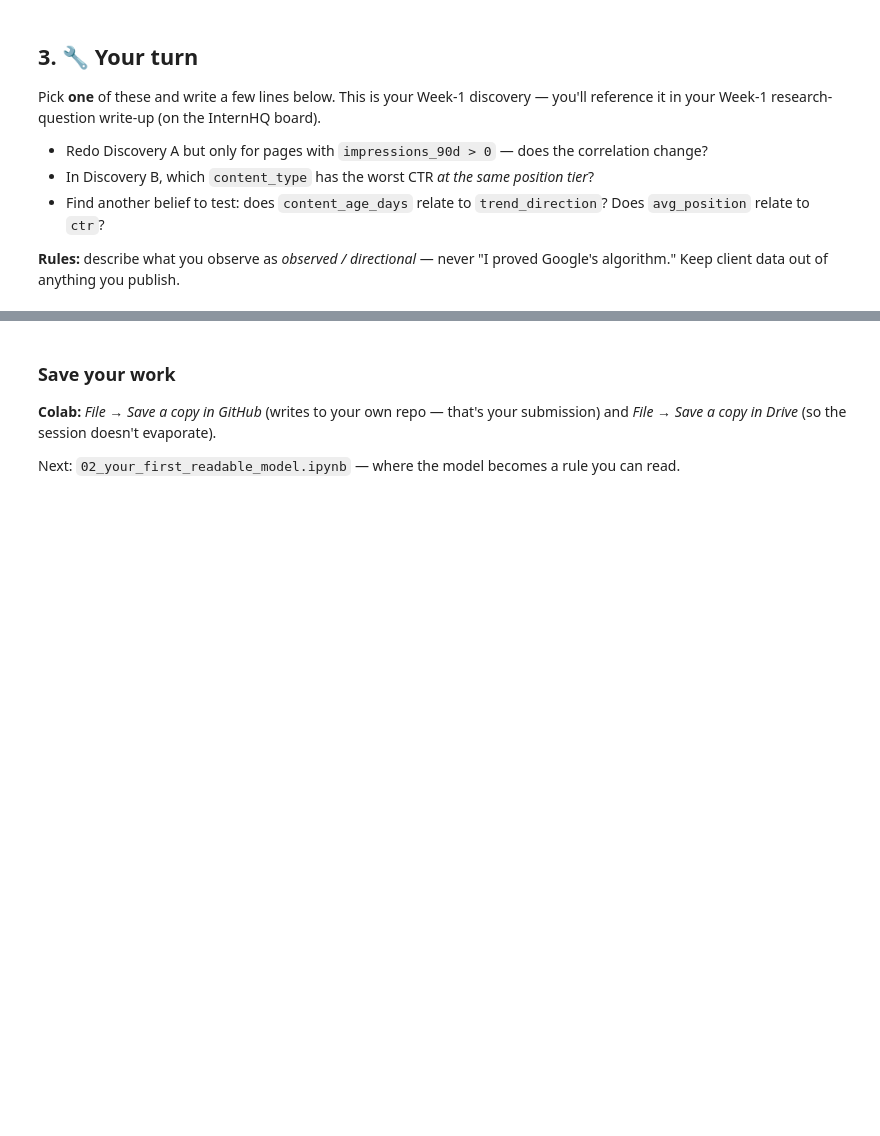
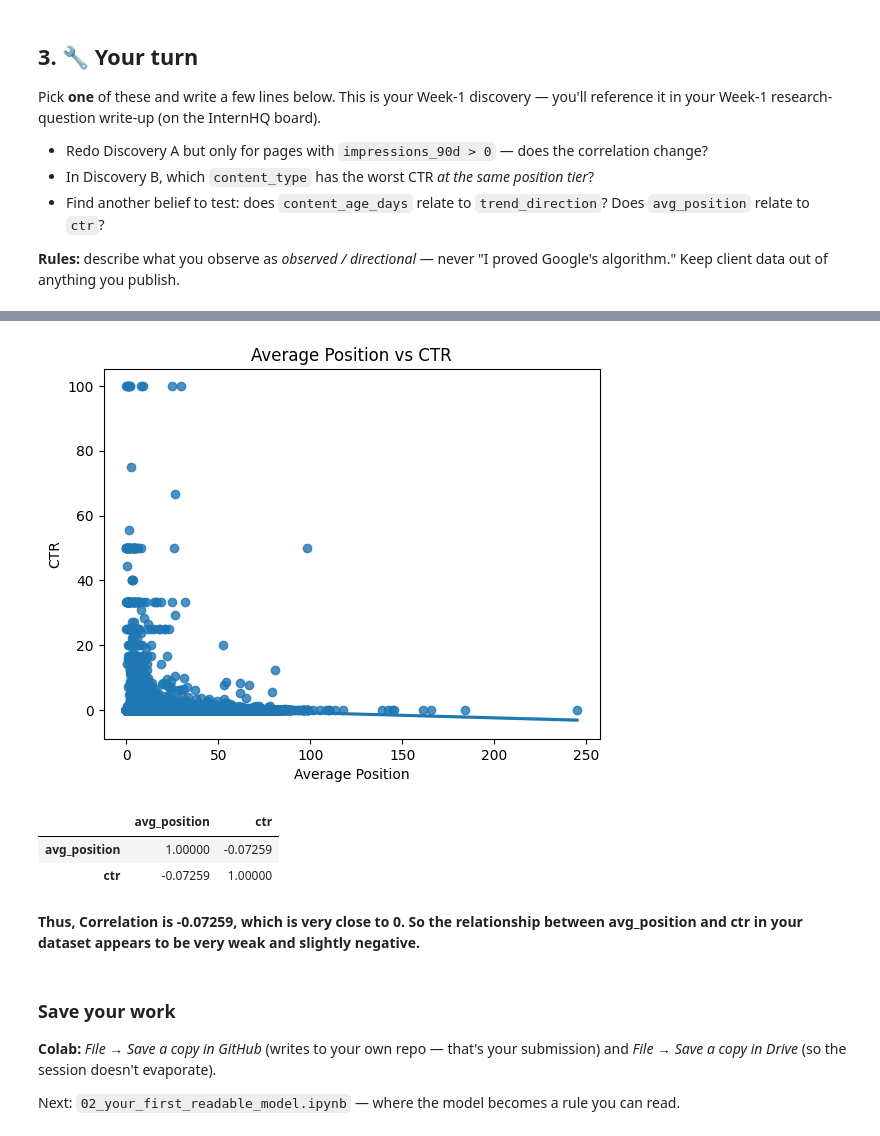
Before and after one commit to Manjit-yadav/flyrank-ml-internship, a Jupyter notebook: notebooks/01_first_look_and_discovery.ipynb, the cells around one changed output, grey strips where cells are left out. Drawn from its saved outputs; the diff is of its cells as text; code cells hidden in the pictures; blank space fills up the shorter version.

```diff
--- a/notebooks/01_first_look_and_discovery.ipynb
+++ b/notebooks/01_first_look_and_discovery.ipynb
@@ -102,3 +179,23 @@ Pick **one** of these and write a few lines below. This is your Week-1 discovery
+# %%
+import seaborn as sns
+import matplotlib.pyplot as plt
+
+sns.regplot(data=df, x='avg_position', y='ctr')
+
+plt.xlabel('Average Position')
+plt.ylabel('CTR')
+plt.title('Average Position vs CTR')
+plt.show()
+# %% [output]
+[figure, added]
+# %%
+df[['avg_position', 'ctr']].corr()
+# %% [output]
+|  | avg_position | ctr |
+| avg_position | 1.00000 | -0.07259 |
+| ctr | -0.07259 | 1.00000 |
+# %% [markdown]
+**Thus, Correlation is -0.07259, which is very close to 0. So the relationship between avg_position and ctr in your dataset appears to be very weak and slightly negative.**
 # %% [markdown]
 ### Save your work
 **Colab:** *File → Save a copy in GitHub* (writes to your own repo — that's your submission) and *File → Save a copy in Drive* (so the session doesn't evaporate).
```
Also changed, not shown: parts of 14 cells of this notebook.
